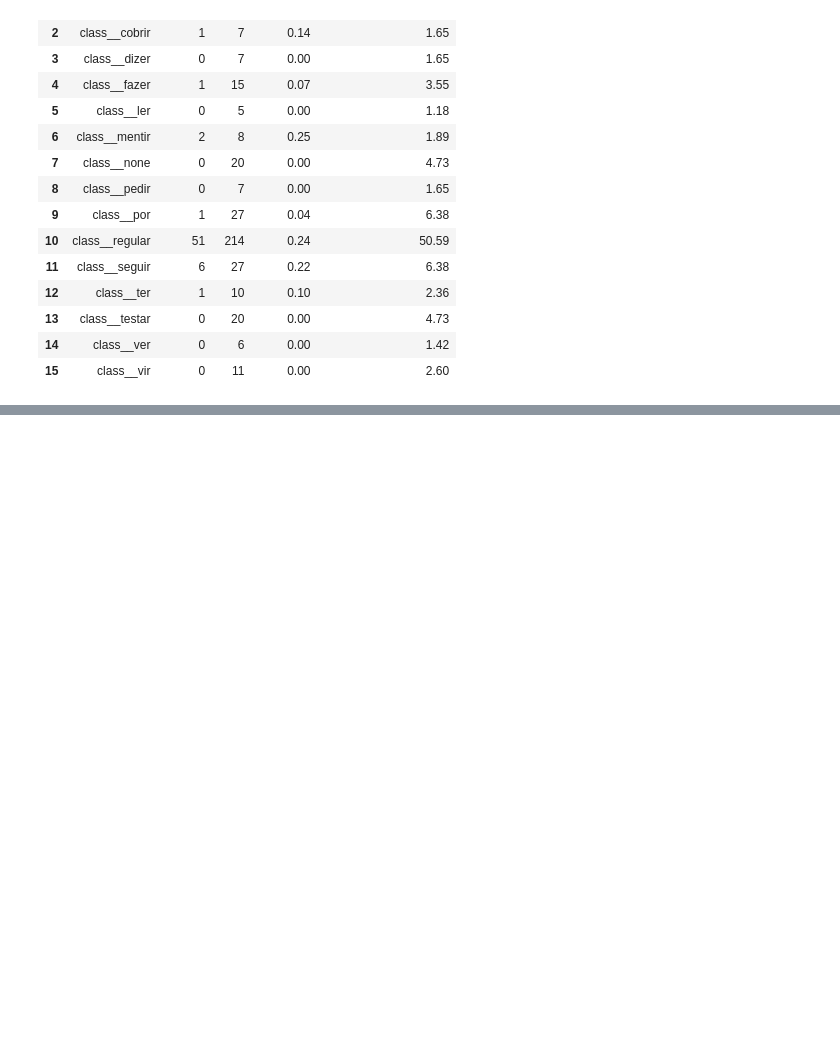
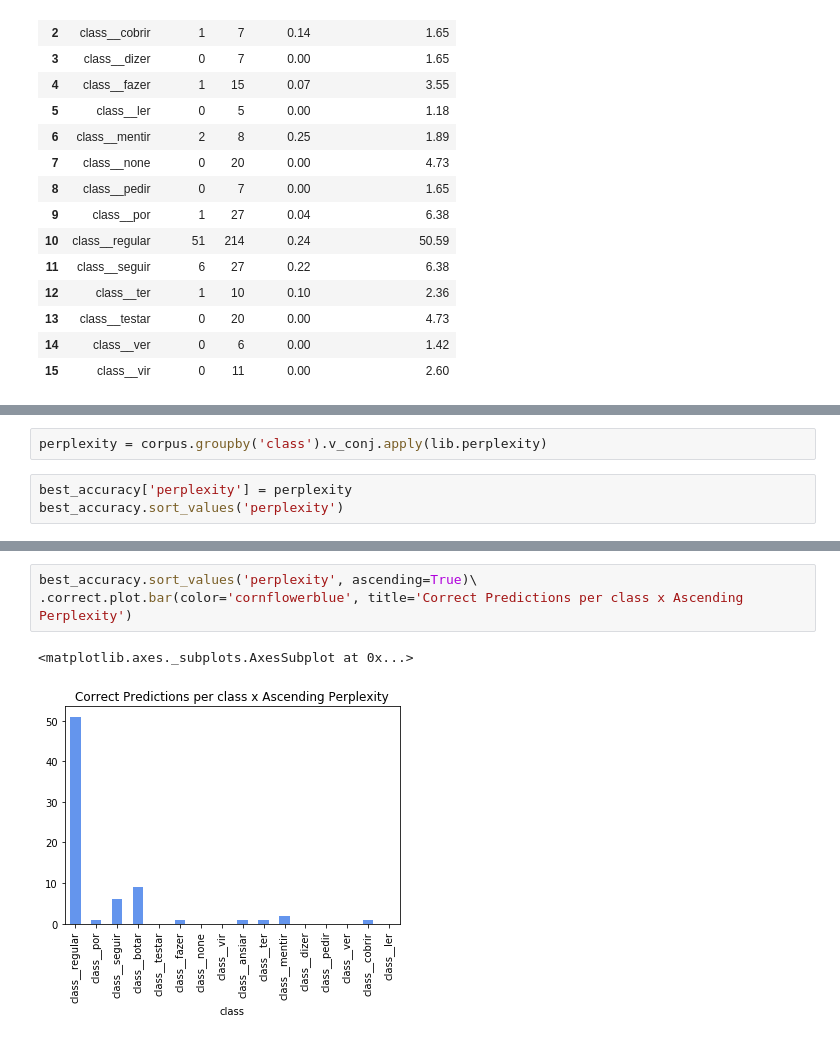
Before and after one commit to beatrizalbiero/MsResearch, a Jupyter notebook: WickelfeaturesProject/encoder-decoder.ipynb, the cells around one changed output, grey strips where cells are left out. Saved outputs shown, nothing was run; the diff lists cells and outputs as text; blank space fills up the shorter version.

```diff
--- a/WickelfeaturesProject/encoder-decoder.ipynb
+++ b/WickelfeaturesProject/encoder-decoder.ipynb
@@ -364,0 +319,5 @@ best_accuracy
+# %%
+perplexity = corpus.groupby('class').v_conj.apply(lib.perplexity)
+# %%
+best_accuracy['perplexity'] = perplexity
+best_accuracy.sort_values('perplexity')
@@ -364,0 +343,6 @@ best_accuracy
+# %%
+best_accuracy.sort_values('perplexity', ascending=True)\
+.correct.plot.bar(color='cornflowerblue', title='Correct Predictions per class x Ascending Perplexity')
+# %% [output]
+<matplotlib.axes._subplots.AxesSubplot at 0x...>
+[figure, added]
```
Also changed, not shown: parts of 18 cells of this notebook, 4 other files.
